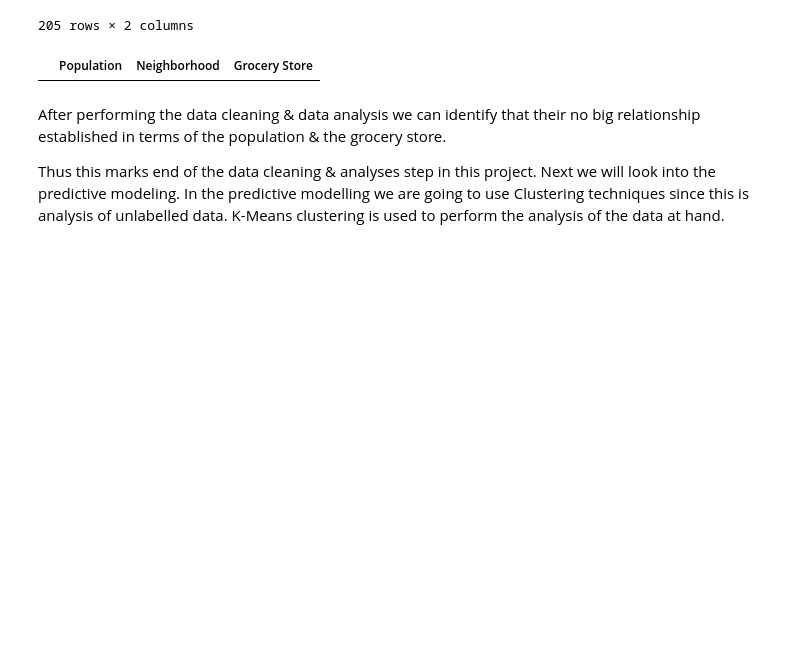
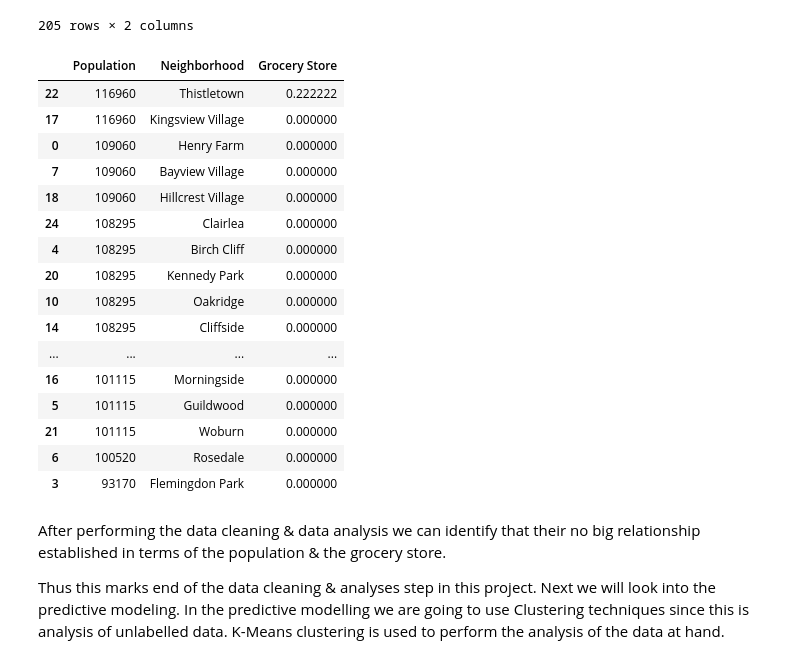
Before and after one commit to indranil0521/Coursera_Capstone, a Jupyter notebook: BattleOfNeighbourhoods-ExploreToronoto-OpeningGorceryShop.ipynb, the cells around one changed output. Saved outputs shown, nothing was run; the diff lists cells and outputs as text; code cells hidden in the pictures; blank space fills up the shorter version.

```diff
--- a/BattleOfNeighbourhoods-ExploreToronoto-OpeningGorceryShop.ipynb
+++ b/BattleOfNeighbourhoods-ExploreToronoto-OpeningGorceryShop.ipynb
@@ -259,8 +261,8 @@ Solving environment: ...working... done
 
 # All requested packages already installed.
 # %%
-CLIENT_ID = 'ZTZJ51LC2YMRYGY3PIFFERD1VZNA0R4LTNKWQKV1WJO3GHTD'  # your Foursquare ID
-CLIENT_SECRET = 'DDG0ET5ED1LJINU000CD1CQW3BUQGODPMNCODE25XGCWVYVS'  # your Foursquare Secret
+CLIENT_ID = 'xxxx'  # your Foursquare ID
+CLIENT_SECRET = 'xxxx'  # your Foursquare Secret
 VERSION = '20180604'
 LIMIT = 30
 search_query = 'grocery'
@@ -599,6 +601,10 @@ riding_list = pop_ethnic_df['Riding'].to_list()
 riding_list[riding_list.index('Scarborough Centre')] = 'Scarborough Centre (electoral district)'
 riding_list[riding_list.index('Scarborough North')] = 'Scarborough North (electoral district)'
 riding_list[riding_list.index('Willowdale')] = 'Willowdale (electoral district)'
+riding_list[riding_list.index('Davenport')] = 'Davenport (electoral district)'
+riding_list[riding_list.index('Etobicoke Centre')] = 'Etobicoke Centre (electoral district)'
+
+
 
 riding_list
 # %% [output]
@@ -633,9 +639,9 @@ for item in riding_list:
         Riding_neighborhood_df = Riding_neighborhood_df.append({'Riding':item, 'Neighborhoods':section[start:stop]},ignore_index=True)
     except:
         print(item)
+        Riding_neighborhood_df = Riding_neighborhood_df.append({'Riding':item, 'Neighborhoods':'Not Available'},ignore_index=True)
 
 Riding_neighborhood_df = Riding_neighborhood_df[['Riding','Neighborhoods']]
-Riding_neighborhood_df
 # %% [output]
 Eglinton-Lawrence
 Etobicoke-Lakeshore
@@ -695,6 +682,8 @@ Neigh_pop = Neigh_pop.split_neighborhoods.apply(pd.Series).merge(Neigh_pop, left
                     .melt(id_vars = ['Population'], value_name = "Neighborhood").drop("variable", axis = 1).dropna()
 
 Neigh_pop.reset_index()
+Neigh_pop['Neighborhood']=Neigh_pop['Neighborhood'].str.strip()
+
 Neigh_pop
 # %% [output]
 |  | Population | Neighborhood |
@@ -744,9 +733,27 @@ See the caveats in the documentation: https://pandas.pydata.org/pandas-docs/stab
 205 rows × 2 columns
 # %%
 pop_merged_restaurant_percent = pd.merge(Neigh_pop, toronto_part, on='Neighborhood')
-pop_merged_restaurant_percent.head()
+pop_merged_restaurant_percent.sort_values(["Population"], axis=0,
+                 ascending=False, inplace=True)
+pop_merged_restaurant_percent
 # %% [output]
 |  | Population | Neighborhood | Grocery Store |
+| 22 | 116960 | Thistletown | 0.222222 |
+| 17 | 116960 | Kingsview Village | 0.000000 |
+| 0 | 109060 | Henry Farm | 0.000000 |
+| 7 | 109060 | Bayview Village | 0.000000 |
+| 18 | 109060 | Hillcrest Village | 0.000000 |
+| 24 | 108295 | Clairlea | 0.000000 |
+| 4 | 108295 | Birch Cliff | 0.000000 |
+| 20 | 108295 | Kennedy Park | 0.000000 |
+| 10 | 108295 | Oakridge | 0.000000 |
+| 14 | 108295 | Cliffside | 0.000000 |
+| ... | ... | ... | ... |
+| 16 | 101115 | Morningside | 0.000000 |
+| 5 | 101115 | Guildwood | 0.000000 |
+| 21 | 101115 | Woburn | 0.000000 |
+| 6 | 100520 | Rosedale | 0.000000 |
+| 3 | 93170 | Flemingdon Park | 0.000000 |
 # %% [markdown]
 After performing the data cleaning & data analysis we can identify that their no big relationship established in terms of the population & the grocery store.
 
```
Also changed, not shown: parts of 35 cells of this notebook.
